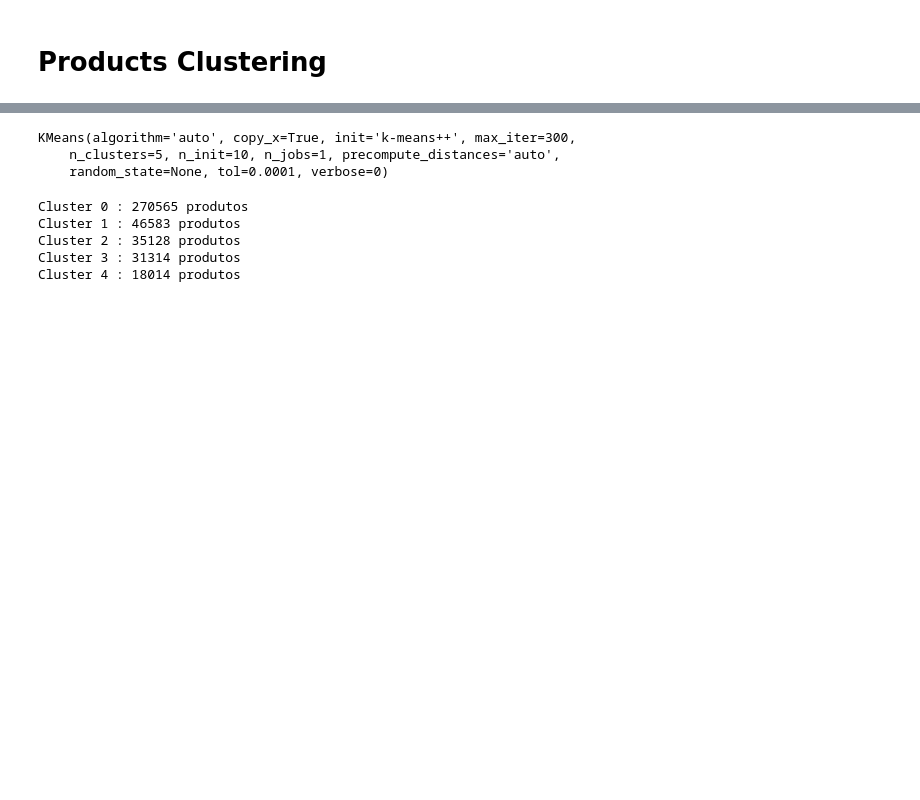
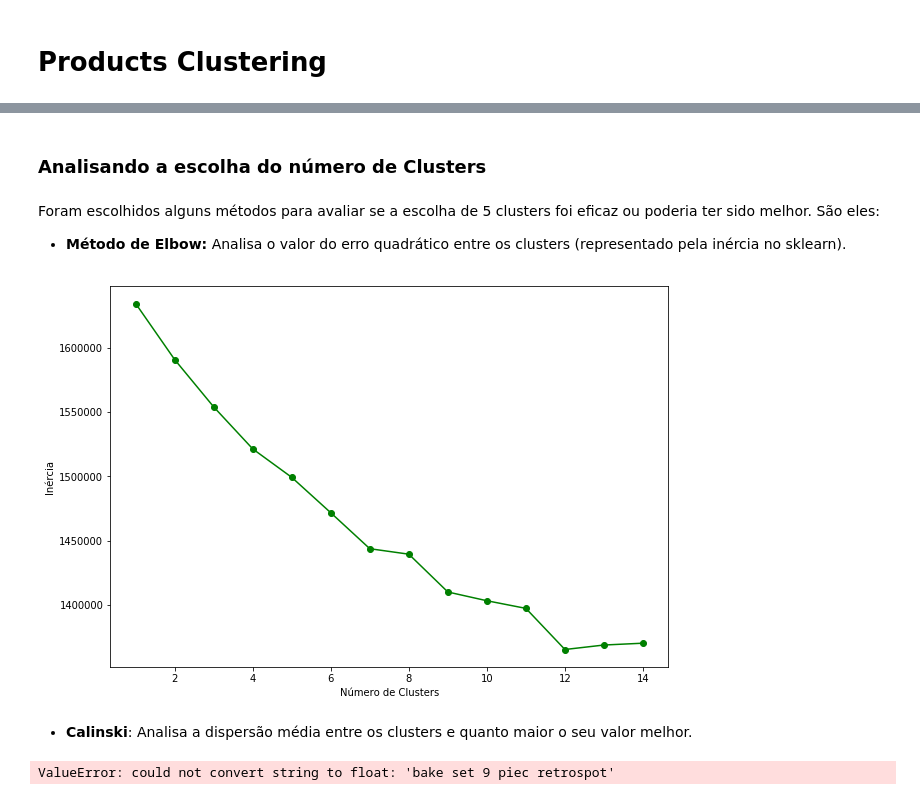
Before and after one commit to SkyNetRecruits/online_retail_dataset, a Jupyter notebook: products_clustering.ipynb, the cells around one changed output, grey strips where cells are left out. Saved outputs shown, nothing was run; the diff lists cells and outputs as text; code cells hidden in the pictures; blank space fills up the shorter version.

```diff
--- a/products_clustering.ipynb
+++ b/products_clustering.ipynb
@@ -112,20 +215,23 @@ from sklearn.cluster import KMeans
+# %% [markdown]
+### Analisando a escolha do número de Clusters
+# %% [markdown]
+Foram escolhidos alguns métodos para avaliar se a escolha de 5 clusters foi eficaz ou poderia ter sido melhor. São eles:
+
+- **Método de Elbow:** Analisa o valor do erro quadrático entre os clusters (representado pela inércia no sklearn).
 # %%
-# inertias = []
+inertias = []
+centers = []
 
-# interval = range(1, 10)
-# for i in interval:
-#     kmeans = KMeans(init='k-means++', n_clusters = i, n_init=10)
-#     kmeans.fit(bag_of_words)
-#     inertias.append(kmeans.inertia_)
+interval = range(1, 15)
+for i in interval:
+    k = KMeans(init='k-means++', n_clusters=i)
+    k.fit(bag_of_words)
+    inertias.append(k.inertia_)
 
-# plt.plot(interval, inertias, '-o')
-# plt.xlabel('Número de Clusters')
-# plt.ylabel('Inércia')
-# plt.show()
+plt.figure(figsize=(10, 7))
+plt.plot(interval, inertias, color='green', marker='o')
+plt.xlabel('Número de Clusters')
+plt.ylabel('Inércia')
+plt.show()
+# %% [output]
+[figure, added]
-# %%
-kmeans = KMeans(init='k-means++', n_clusters=5)
-kmeans.fit(bag_of_words)
-# %% [output]
-KMeans(algorithm='auto', copy_x=True, init='k-means++', max_iter=300,
-    n_clusters=5, n_init=10, n_jobs=1, precompute_distances='auto',
-    random_state=None, tol=0.0001, verbose=0)
@@ -134,9 +238,20 @@ clusters = kmeans.predict(bag_of_words)
-# %%
-for index, cluster in enumerate(list(pd.Series(clusters).value_counts())):
-    print('Cluster', index, ':', cluster, 'produtos')
-# %% [output]
-Cluster 0 : 270565 produtos
-Cluster 1 : 46583 produtos
-Cluster 2 : 35128 produtos
-Cluster 3 : 31314 produtos
-Cluster 4 : 18014 produtos
+# %% [markdown]
+- **Calinski**: Analisa a dispersão média entre os clusters e quanto maior o seu valor melhor.
+# %%
+from sklearn.metrics import calinski_harabaz_score
+
+cals = []
+
+interval = range(1, 2)
+for i in interval:
+    k = KMeans(init='k-means++', n_clusters=i)
+    k.fit(df['Description'])
+    cals.append(calinski_harabaz_score(df['Description'], k.labels_))
+
+plt.figure(figsize=(10, 7))
+plt.plot(interval, cals, color='green', marker='o')
+plt.xlabel('Número de Clusters')
+plt.ylabel('Calinski')
+plt.show()
+# %% [output]
+ValueError: could not convert string to float: 'bake set 9 piec retrospot'
```
Also changed, not shown: parts of 43 cells of this notebook.
